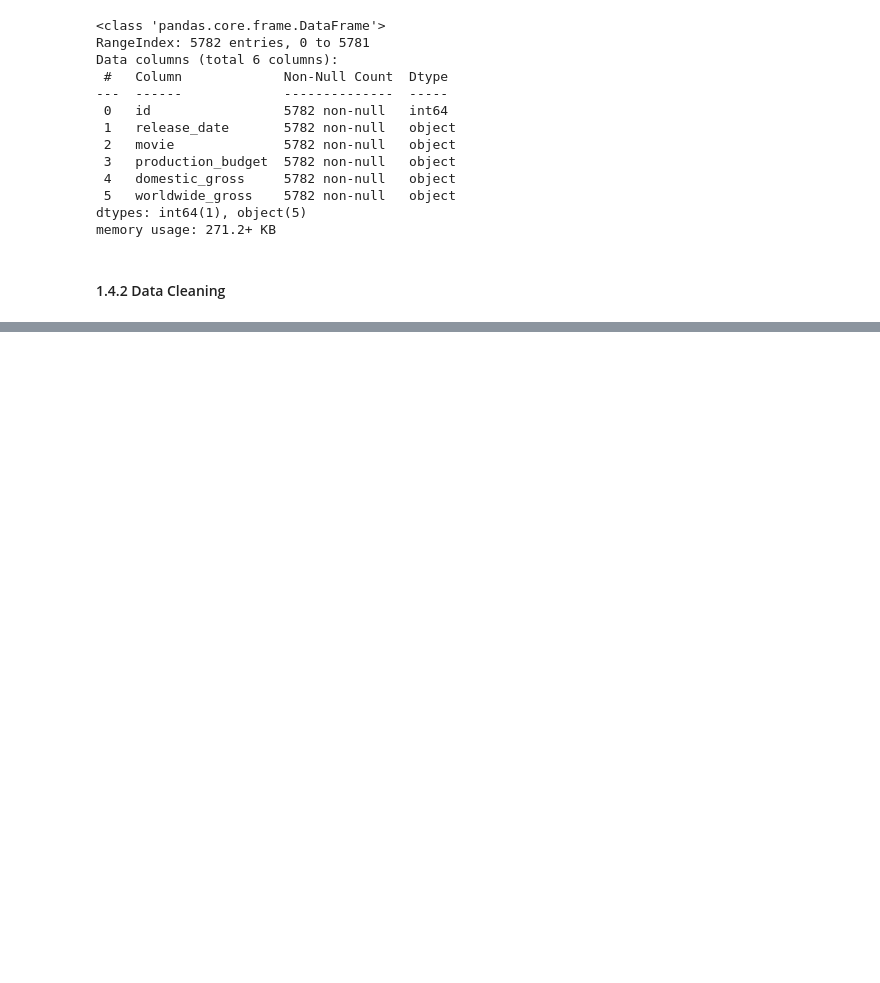
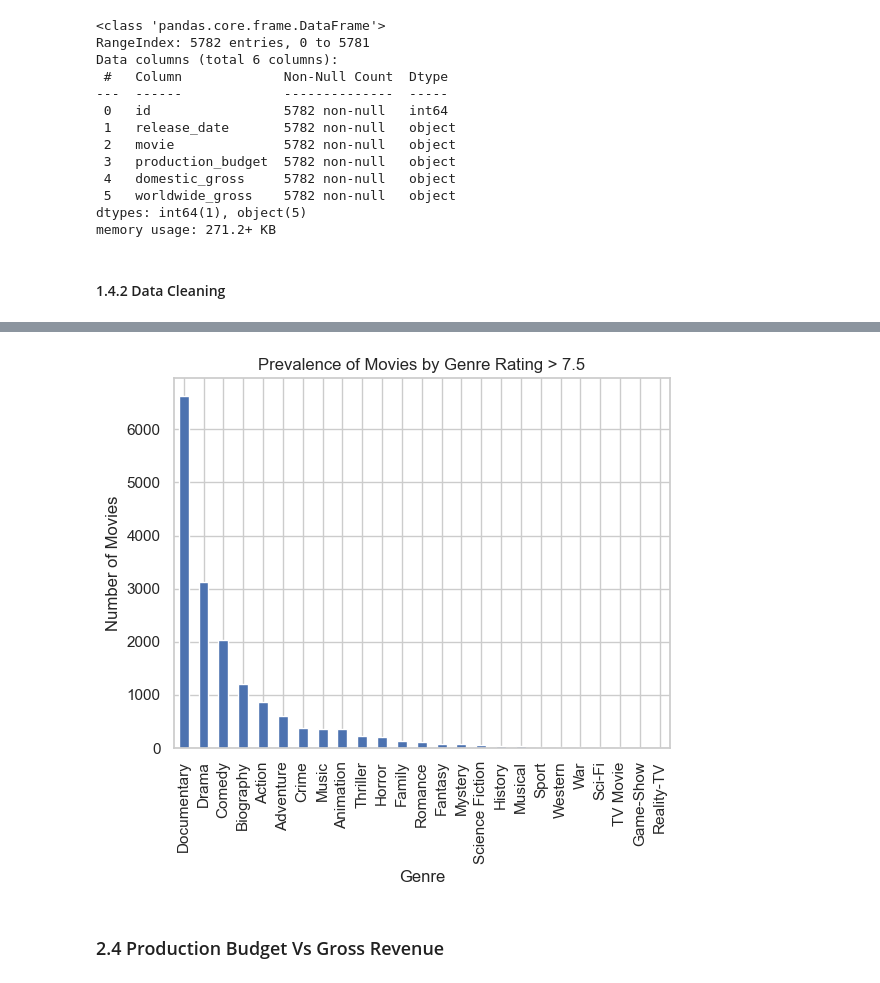
Before and after one commit to gregorymikuro/Microsoft-Box-Office-Movie-Studio-EDA-Project, a Jupyter notebook: student.ipynb, the cells around one changed output, grey strips where cells are left out. Drawn from its saved outputs; the diff is of its cells as text; code cells hidden in the pictures; blank space fills up the shorter version.

```diff
--- a/student.ipynb
+++ b/student.ipynb
@@ -692,0 +1129,4 @@ memory usage: 271.2+ KB
+# %%
+# Convert the 'id' column to string and rename it to 'movie_id'
+tmdb_filtered_df['id'] = tmdb_filtered_df['id'].astype(str)
+tmdb_filtered_df.rename(columns={'id': 'movie_id'}, inplace=True)
@@ -692,0 +1139,6 @@ memory usage: 271.2+ KB
+# %%
+# Select the required columns if they exist
+if 'primary_genre_name' in tmdb_filtered_df.columns:
+    tmdb_filtered_df = tmdb_filtered_df[['movie_id', 'averagerating', 'primary_genre_name']]
+if 'primary_genre_name' in imdb_filtered_df.columns:
+    imdb_filtered_df = imdb_filtered_df_copy[['movie_id', 'averagerating', 'primary_genre_name']]
@@ -692,0 +1151,7 @@ memory usage: 271.2+ KB
+# %%
+# Concatenate the DataFrames
+argenre_df = pd.concat([tmdb_filtered_df, imdb_filtered_df_copy], ignore_index=True)
+
+argenre_df = argenre_df[['movie_id', 'averagerating', 'primary_genre_name']]
+
+argenre_df
@@ -692,0 +1172,4 @@ memory usage: 271.2+ KB
+# %%
+# Drop unclear genres in primary_genre_name column
+
+argenre_clean_df = argenre_df[(argenre_df['primary_genre_name'] != '-1') & (argenre_df['primary_genre_name'] != 'Unknown')]
@@ -692,0 +1198,19 @@ memory usage: 271.2+ KB
+# %%
+
+# Count the number of movies in each genre
+genre_counts = argenre_clean_df['primary_genre_name'].value_counts()
+
+# Plot the bar graph
+genre_counts.plot(kind='bar')
+
+# Set the labels for x-axis and y-axis
+plt.xlabel('Genre')
+plt.ylabel('Number of Movies')
+plt.title("Prevalence of Movies by Genre Rating > 7.5")
+
+# Display the plot
+plt.show()
+# %% [output]
+[figure, added]
+# %% [markdown]
+### 2.4 Production Budget Vs Gross Revenue
```
Also changed, not shown: parts of 60 cells of this notebook.
